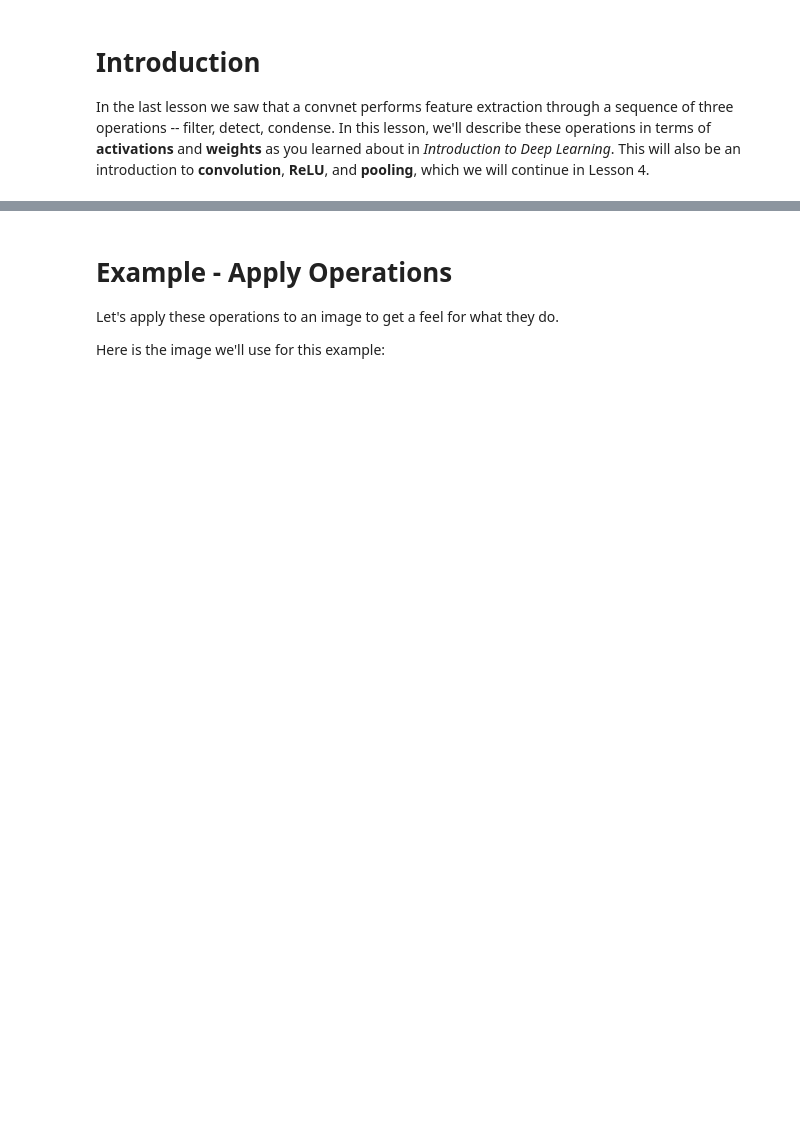
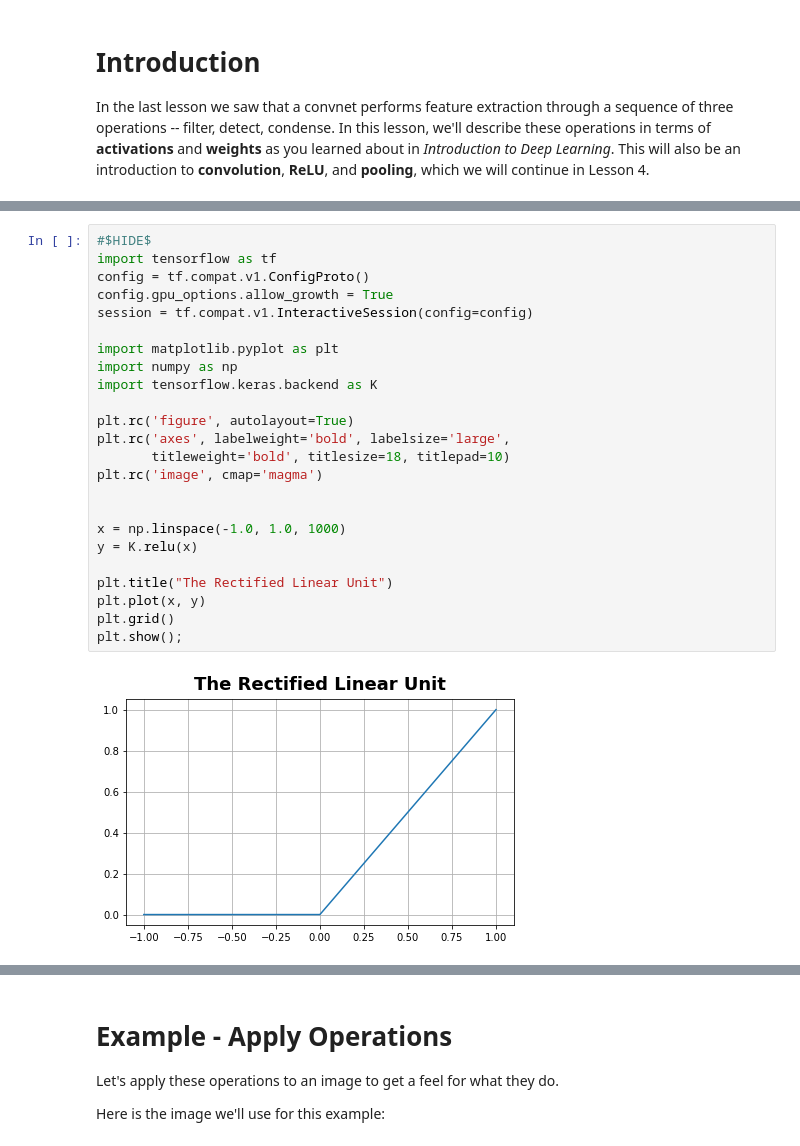
Before and after one commit to Kaggle/learntools, a Jupyter notebook: notebooks/computer_vision/raw/tut3.ipynb, the cells around one changed output, grey strips where cells are left out. Drawn from its saved outputs; the diff is of its cells as text; blank space fills up the shorter version.

```diff
--- a/notebooks/computer_vision/raw/tut3.ipynb
+++ b/notebooks/computer_vision/raw/tut3.ipynb
@@ -47 +53,27 @@ A convolutional layer may produce many feature maps. So, if a convolutional laye
+# %%
+#$HIDE$
+import tensorflow as tf
+config = tf.compat.v1.ConfigProto()
+config.gpu_options.allow_growth = True
+session = tf.compat.v1.InteractiveSession(config=config)
+
+import matplotlib.pyplot as plt
+import numpy as np
+import tensorflow.keras.backend as K
+
+plt.rc('figure', autolayout=True)
+plt.rc('axes', labelweight='bold', labelsize='large',
+       titleweight='bold', titlesize=18, titlepad=10)
+plt.rc('image', cmap='magma')
+
+
+x = np.linspace(-1.0, 1.0, 1000)
+y = K.relu(x)
+
+plt.title("The Rectified Linear Unit")
+plt.plot(x, y)
+plt.grid()
+plt.show();
+# %% [output]
+[figure, added]
 # %% [markdown]
```
Also changed, not shown: parts of 26 cells of this notebook.
